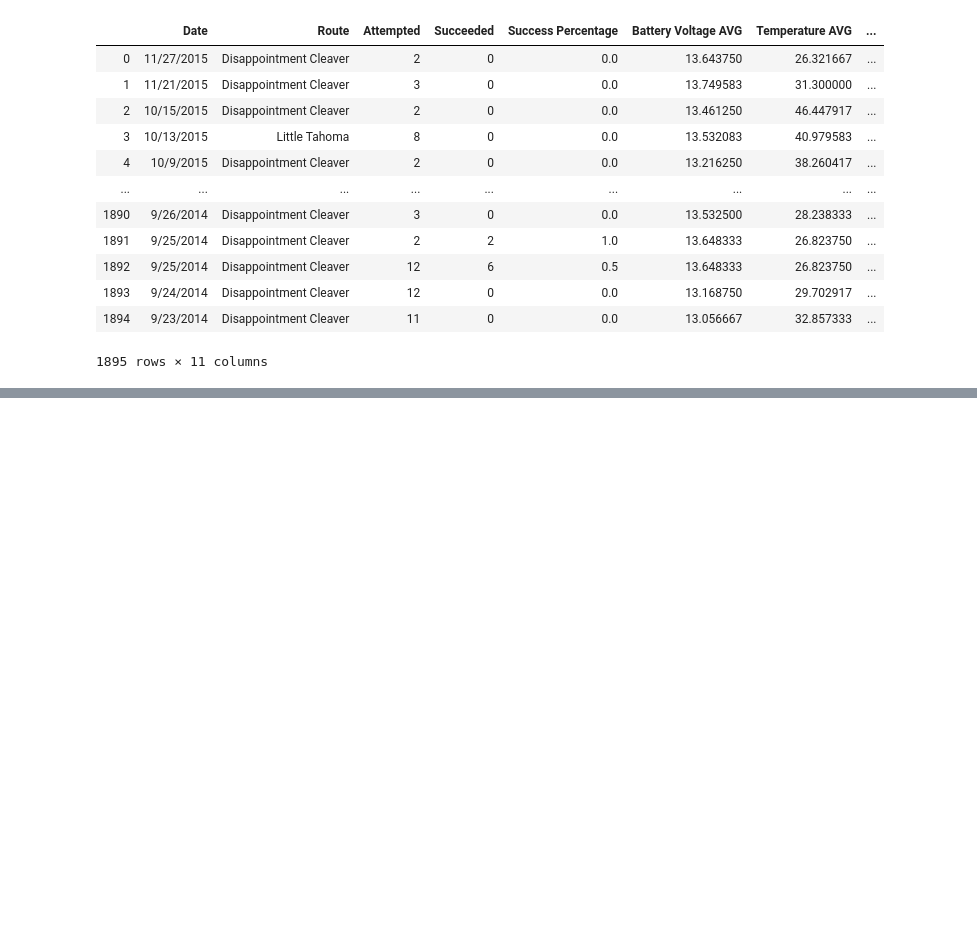
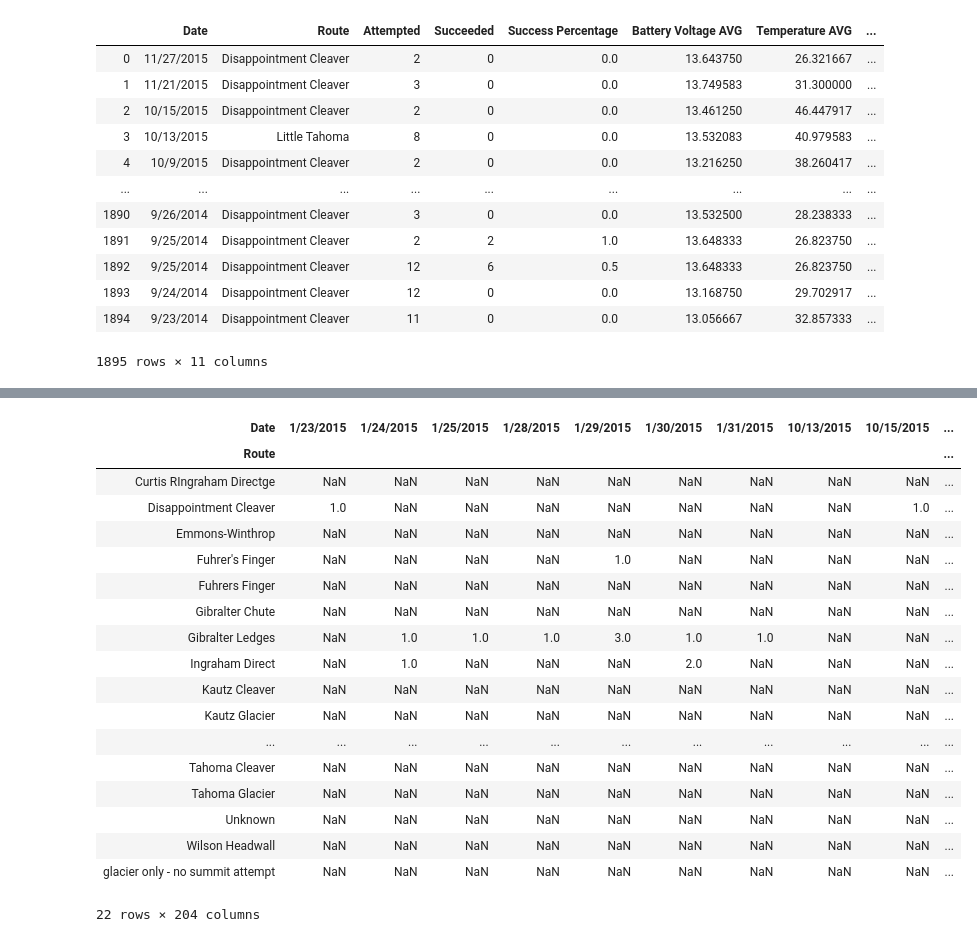
Before and after one commit to sharangnimbalkar/Python, a Jupyter notebook: Final_Project.ipynb, the cells around one changed output, grey strips where cells are left out. Cells and saved outputs as stored; diff of their text form; code cells hidden in the pictures; blank space fills up the shorter version.

```diff
--- a/Final_Project.ipynb
+++ b/Final_Project.ipynb
@@ -125,0 +217,24 @@ dtype: int64
+# %%
+# Pivot table
+pivoted_df=joined_df.pivot_table(columns='Date',index='Route',values='Succeeded', aggfunc='count')
+pivoted_df
+# %% [output]
+| Date | 1/23/2015 | 1/24/2015 | 1/25/2015 | 1/28/2015 | 1/29/2015 | 1/30/2015 | 1/31/2015 | 10/13/2015 | 10/15/2015 | ... |
+| Route |  |  |  |  |  |  |  |  |  | ... |
+| Curtis RIngraham Directge | NaN | NaN | NaN | NaN | NaN | NaN | NaN | NaN | NaN | ... |
+| Disappointment Cleaver | 1.0 | NaN | NaN | NaN | NaN | NaN | NaN | NaN | 1.0 | ... |
+| Emmons-Winthrop | NaN | NaN | NaN | NaN | NaN | NaN | NaN | NaN | NaN | ... |
+| Fuhrer's Finger | NaN | NaN | NaN | NaN | 1.0 | NaN | NaN | NaN | NaN | ... |
+| Fuhrers Finger | NaN | NaN | NaN | NaN | NaN | NaN | NaN | NaN | NaN | ... |
+| Gibralter Chute | NaN | NaN | NaN | NaN | NaN | NaN | NaN | NaN | NaN | ... |
+| Gibralter Ledges | NaN | 1.0 | 1.0 | 1.0 | 3.0 | 1.0 | 1.0 | NaN | NaN | ... |
+| Ingraham Direct | NaN | 1.0 | NaN | NaN | NaN | 2.0 | NaN | NaN | NaN | ... |
+| Kautz Cleaver | NaN | NaN | NaN | NaN | NaN | NaN | NaN | NaN | NaN | ... |
+| Kautz Glacier | NaN | NaN | NaN | NaN | NaN | NaN | NaN | NaN | NaN | ... |
+| ... | ... | ... | ... | ... | ... | ... | ... | ... | ... | ... |
+| Tahoma Cleaver | NaN | NaN | NaN | NaN | NaN | NaN | NaN | NaN | NaN | ... |
+| Tahoma Glacier | NaN | NaN | NaN | NaN | NaN | NaN | NaN | NaN | NaN | ... |
+| Unknown | NaN | NaN | NaN | NaN | NaN | NaN | NaN | NaN | NaN | ... |
+| Wilson Headwall | NaN | NaN | NaN | NaN | NaN | NaN | NaN | NaN | NaN | ... |
+| glacier only - no summit attempt | NaN | NaN | NaN | NaN | NaN | NaN | NaN | NaN | NaN | ... |
+22 rows × 204 columns
```
Also changed, not shown: parts of 37 cells of this notebook.
